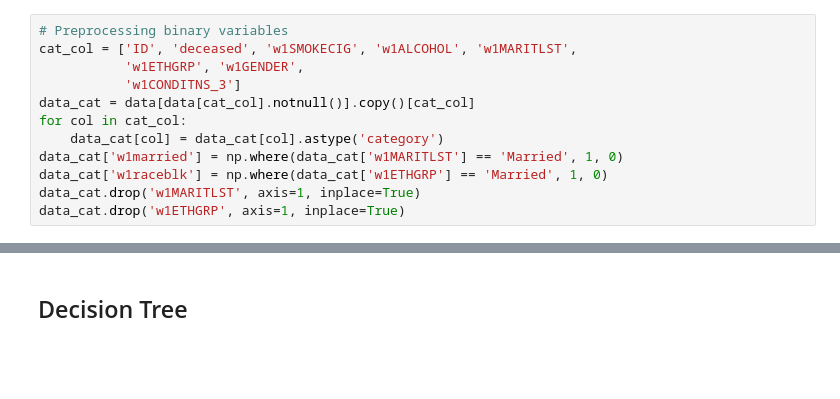
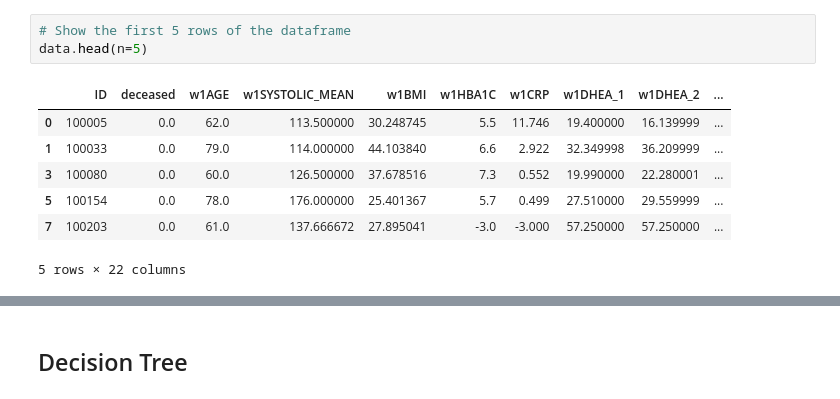
Before and after one commit to yiang-li/Predicting-Mortality-Machine-Learning, a Jupyter notebook: code.ipynb, the cells around one changed output, grey strips where cells are left out. Drawn from its saved outputs; the diff is of its cells as text; blank space fills up the shorter version.

```diff
--- a/code.ipynb
+++ b/code.ipynb
@@ -83,12 +106,11 @@ data[3:8]
-# %%
-# Preprocessing binary variables
-cat_col = ['ID', 'deceased', 'w1SMOKECIG', 'w1ALCOHOL', 'w1MARITLST',
-           'w1ETHGRP', 'w1GENDER',
-           'w1CONDITNS_3']
-data_cat = data[data[cat_col].notnull()].copy()[cat_col]
-for col in cat_col:
-    data_cat[col] = data_cat[col].astype('category')
-data_cat['w1married'] = np.where(data_cat['w1MARITLST'] == 'Married', 1, 0)
-data_cat['w1raceblk'] = np.where(data_cat['w1ETHGRP'] == 'Married', 1, 0)
-data_cat.drop('w1MARITLST', axis=1, inplace=True)
-data_cat.drop('w1ETHGRP', axis=1, inplace=True)
+# %%
+# Show the first 5 rows of the dataframe
+data.head(n=5)
+# %% [output]
+|  | ID | deceased | w1AGE | w1SYSTOLIC_MEAN | w1BMI | w1HBA1C | w1CRP | w1DHEA_1 | w1DHEA_2 | ... |
+| 0 | 100005 | 0.0 | 62.0 | 113.500000 | 30.248745 | 5.5 | 11.746 | 19.400000 | 16.139999 | ... |
+| 1 | 100033 | 0.0 | 79.0 | 114.000000 | 44.103840 | 6.6 | 2.922 | 32.349998 | 36.209999 | ... |
+| 3 | 100080 | 0.0 | 60.0 | 126.500000 | 37.678516 | 7.3 | 0.552 | 19.990000 | 22.280001 | ... |
+| 5 | 100154 | 0.0 | 78.0 | 176.000000 | 25.401367 | 5.7 | 0.499 | 27.510000 | 29.559999 | ... |
+| 7 | 100203 | 0.0 | 61.0 | 137.666672 | 27.895041 | -3.0 | -3.000 | 57.250000 | 57.250000 | ... |
+5 rows × 22 columns
```
Also changed, not shown: parts of 17 cells of this notebook.
